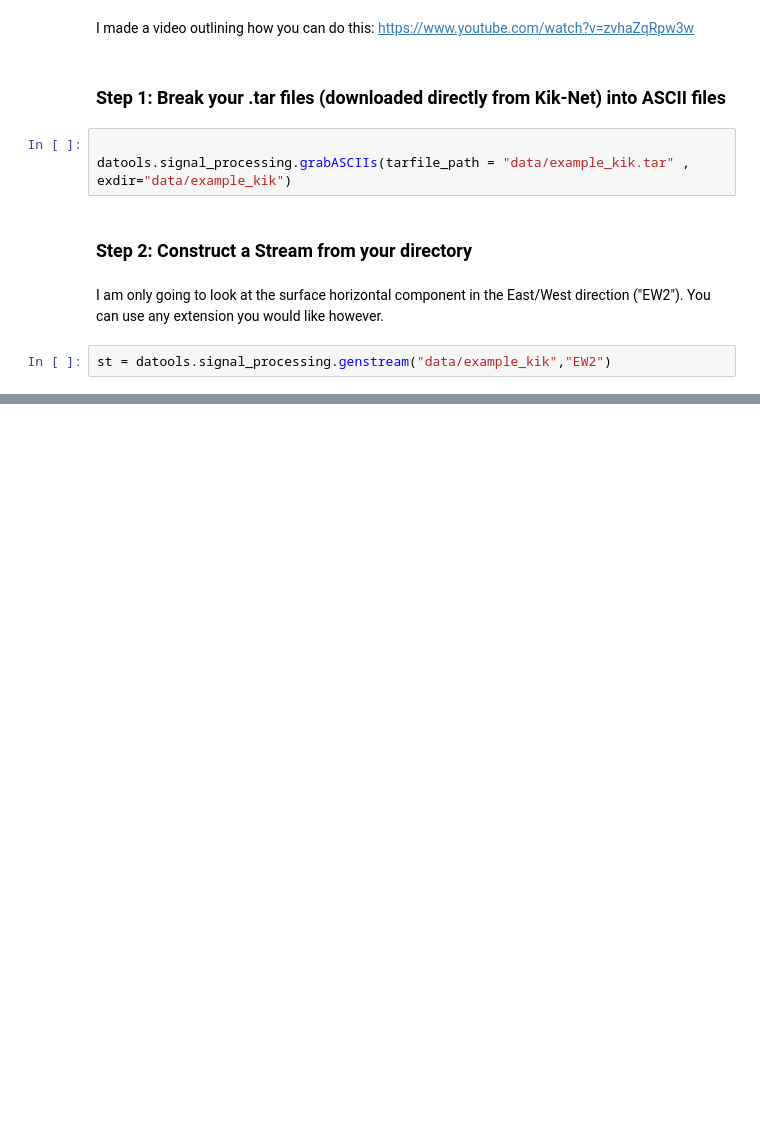
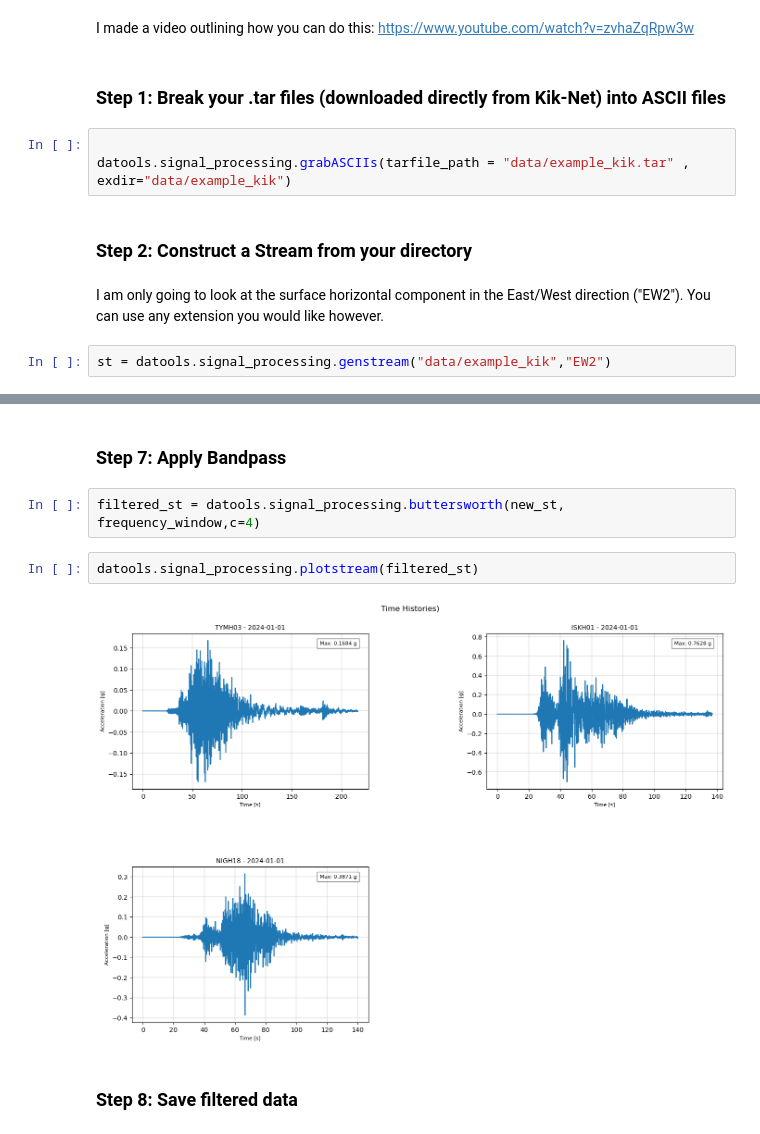
Before and after one commit to GBerse/datools, a Jupyter notebook: examples/example_1.ipynb, the cells around one changed output, grey strips where cells are left out. Cells and saved outputs as stored; diff of their text form; blank space fills up the shorter version.

```diff
--- a/examples/example_1.ipynb
+++ b/examples/example_1.ipynb
@@ -24,0 +81,10 @@ st = datools.signal_processing.genstream("data/example_kik","EW2")
+# %% [markdown]
+### Step 7: Apply Bandpass
+# %%
+filtered_st = datools.signal_processing.buttersworth(new_st, frequency_window,c=4)
+# %%
+datools.signal_processing.plotstream(filtered_st)
+# %% [output]
+[figure, added]
+# %% [markdown]
+### Step 8: Save filtered data
```
Also changed, not shown: parts of 19 cells of this notebook, 3 other files.
